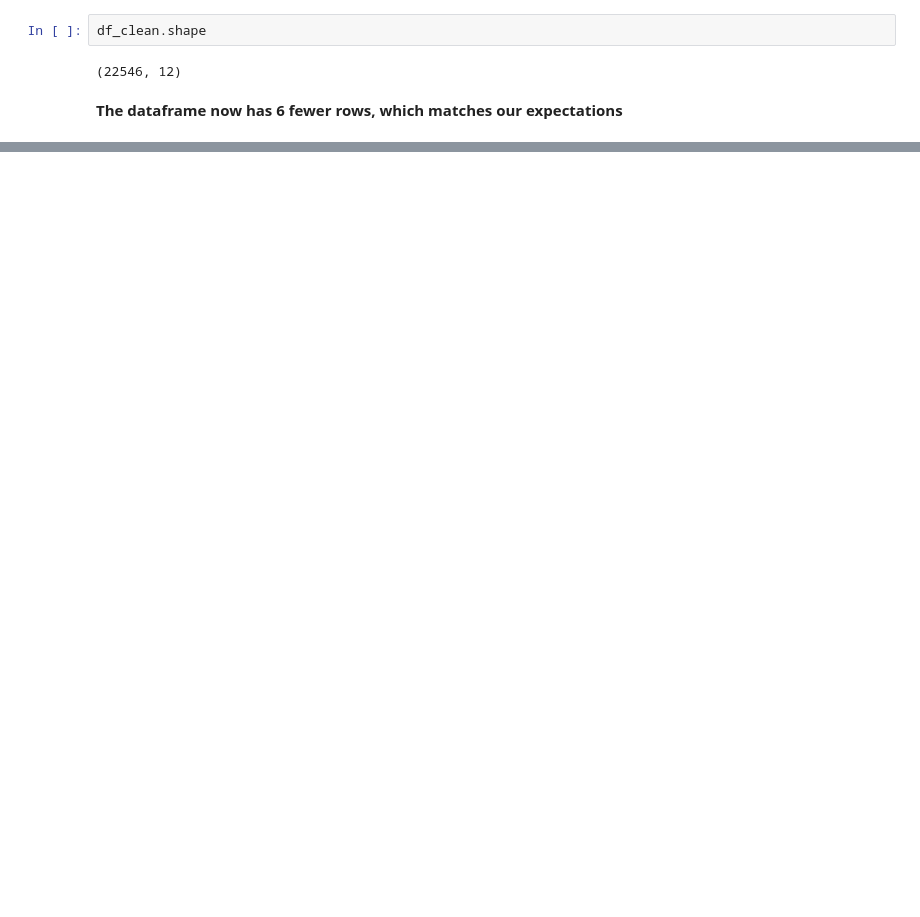
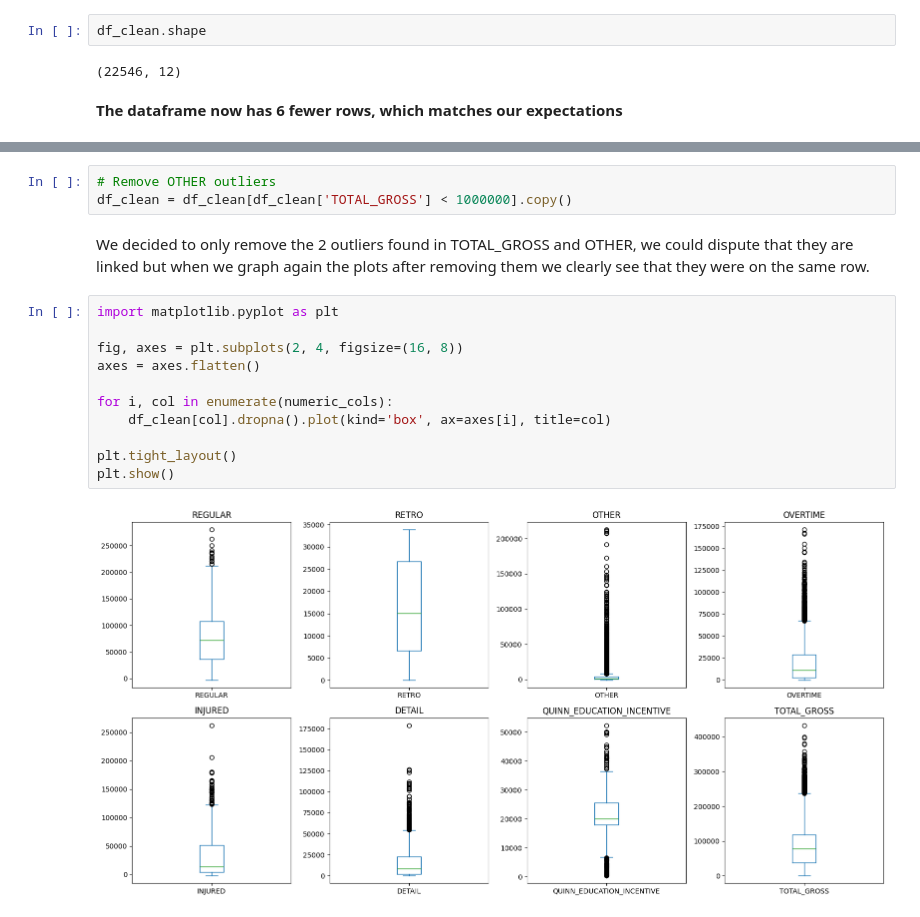
Before and after one commit to AdamoElProfesor/PCD, a Jupyter notebook: labo3/PCD_labo3_Sahitaj_Gruber.ipynb, the cells around one changed output, grey strips where cells are left out. Drawn from its saved outputs; the diff is of its cells as text; blank space fills up the shorter version.

```diff
--- a/labo3/PCD_labo3_Sahitaj_Gruber.ipynb
+++ b/labo3/PCD_labo3_Sahitaj_Gruber.ipynb
@@ -51,0 +148,18 @@ df_clean.shape
+# %%
+# Remove OTHER outliers
+df_clean = df_clean[df_clean['TOTAL_GROSS'] < 1000000].copy()
+# %% [markdown]
+We decided to only remove the 2 outliers found in TOTAL_GROSS and OTHER, we could dispute that they are linked but when we graph again the plots after removing them we clearly see that they were on the same row.
+# %%
+import matplotlib.pyplot as plt
+
+fig, axes = plt.subplots(2, 4, figsize=(16, 8))
+axes = axes.flatten()
+
+for i, col in enumerate(numeric_cols):
+    df_clean[col].dropna().plot(kind='box', ax=axes[i], title=col)
+
+plt.tight_layout()
+plt.show()
+# %% [output]
+[figure, added]
```
Also changed, not shown: parts of 24 cells of this notebook.
